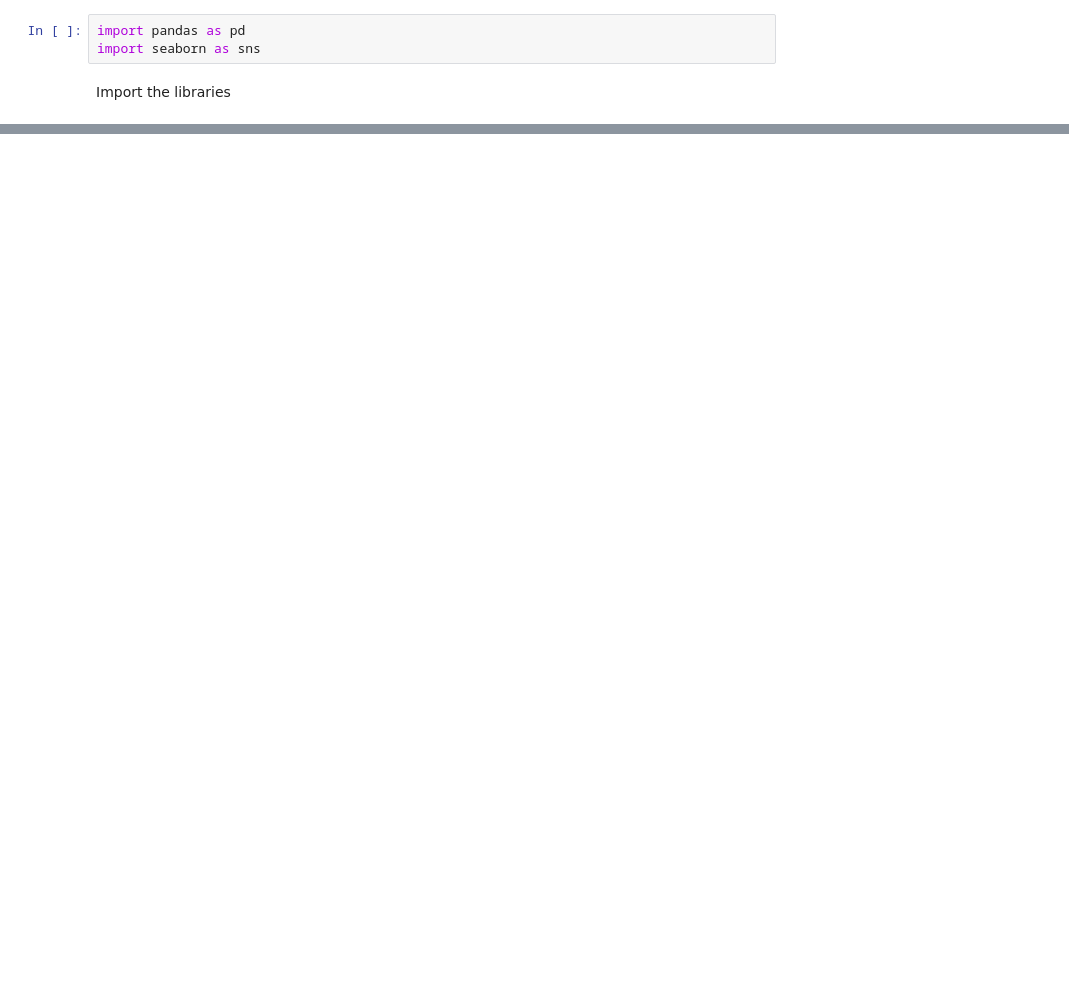
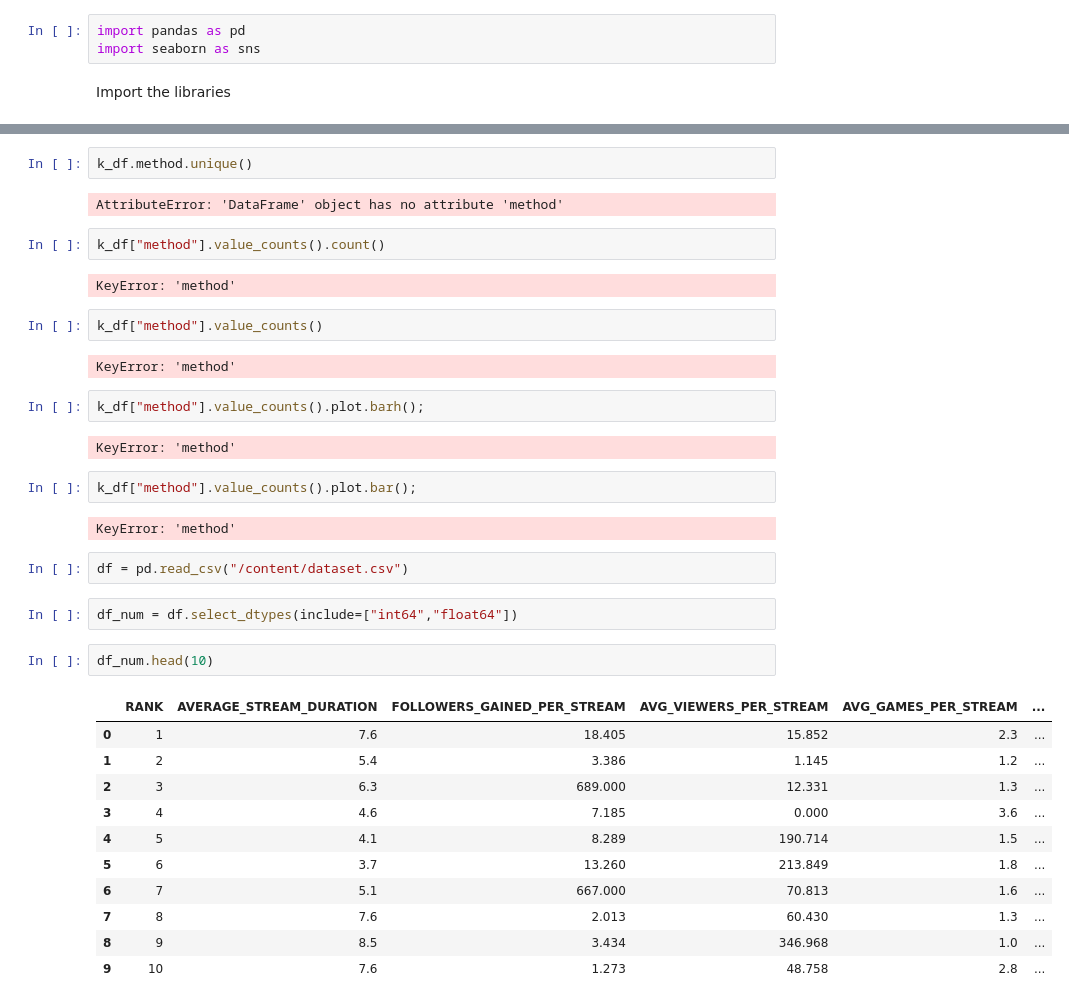
Before and after one commit to Mu5enna/Top1000TwitchStreamer_DataAnalysis, a Jupyter notebook: analysis.ipynb, the cells around one changed output, grey strips where cells are left out. Drawn from its saved outputs; the diff is of its cells as text; blank space fills up the shorter version.

```diff
--- a/analysis.ipynb
+++ b/analysis.ipynb
@@ -22,0 +148,38 @@ df
+# %%
+k_df.method.unique()
+# %% [output]
+AttributeError: 'DataFrame' object has no attribute 'method'
+# %%
+k_df["method"].value_counts().count()
+# %% [output]
+KeyError: 'method'
+# %%
+k_df["method"].value_counts()
+# %% [output]
+KeyError: 'method'
+# %%
+k_df["method"].value_counts().plot.barh();
+# %% [output]
+KeyError: 'method'
+# %%
+k_df["method"].value_counts().plot.bar();
+# %% [output]
+KeyError: 'method'
+# %%
+df = pd.read_csv("/content/dataset.csv")
+# %%
+df_num = df.select_dtypes(include=["int64","float64"])
+# %%
+df_num.head(10)
+# %% [output]
+|  | RANK | AVERAGE_STREAM_DURATION | FOLLOWERS_GAINED_PER_STREAM | AVG_VIEWERS_PER_STREAM | AVG_GAMES_PER_STREAM | ... |
+| 0 | 1 | 7.6 | 18.405 | 15.852 | 2.3 | ... |
+| 1 | 2 | 5.4 | 3.386 | 1.145 | 1.2 | ... |
+| 2 | 3 | 6.3 | 689.000 | 12.331 | 1.3 | ... |
+| 3 | 4 | 4.6 | 7.185 | 0.000 | 3.6 | ... |
+| 4 | 5 | 4.1 | 8.289 | 190.714 | 1.5 | ... |
+| 5 | 6 | 3.7 | 13.260 | 213.849 | 1.8 | ... |
+| 6 | 7 | 5.1 | 667.000 | 70.813 | 1.6 | ... |
+| 7 | 8 | 7.6 | 2.013 | 60.430 | 1.3 | ... |
+| 8 | 9 | 8.5 | 3.434 | 346.968 | 1.0 | ... |
+| 9 | 10 | 7.6 | 1.273 | 48.758 | 2.8 | ... |
```
Also changed, not shown: parts of 23 cells of this notebook.
